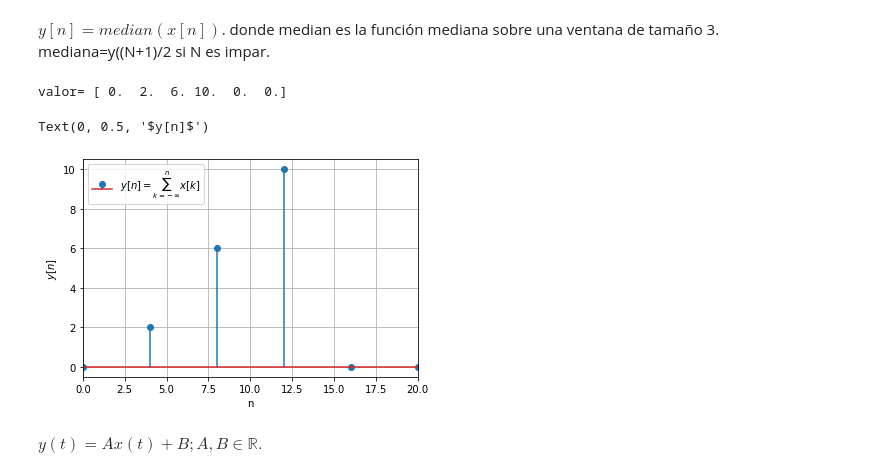
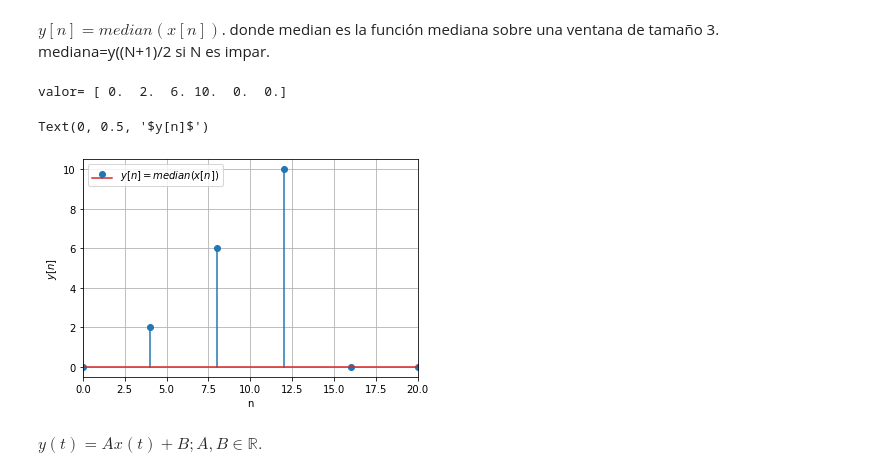
Before and after one commit to jjlopezre/sys, a Jupyter notebook: Taller1sys.ipynb, the cells around one changed output. Cells and saved outputs as stored; diff of their text form; code cells hidden in the pictures.

```diff
--- a/Taller1sys.ipynb
+++ b/Taller1sys.ipynb
@@ -829,39 +829,41 @@ sobre una ventana de tamaño 3.
 mediana=y((N+1)/2 si N es impar.
 # %%
 import statistics as st
+import numpy as np
+
 #grafica señal
 
 N = 6
 n = np.linspace(0,20,N)
 ytemp = np.zeros(N)
 mediana= np.zeros(N)
 for i in range(0, 3):
     ytemp[i] = n[i]
 mediana[0]= st.median(ytemp)
 for i in range(2,4):
     ytemp[i] = n[i]
 mediana[1] = st.median(ytemp)
 for i in range(3,5):
     ytemp[i] = n[i]
 mediana[2] = st.median(ytemp)
 for i in range(4,6):
     ytemp[i] = n[i]
 mediana[3] = st.median(ytemp)
 
 print("valor=",mediana)
-plt.stem(ytemp,mediana,label="$y[n] = \sum^n_{k=-\infty}{x[k]}$")
+plt.stem(ytemp,mediana,label="$y[n]= median(x[n])$")
 plt.grid()
 plt.legend(loc='upper left')
 plt.xlim(0,20)
 plt.xlabel("n")
 plt.ylabel("$y[n]$")
 
 #for n in range(0, N):
   #print('iguales', math.ceil(salidaSistema1[n]) == math.ceil(salidaSistema2[n]))
 # %% [output]
 valor= [ 0.  2.  6. 10.  0.  0.]
 Text(0, 0.5, '$y[n]$')
-[figure, old version]
+[figure, new version]
 # %% [markdown]
 $y(t)= Ax(t)+B; A,B\in \mathbb{R}.$
 # %%
```
Also changed, not shown: parts of 1 cell of this notebook.
